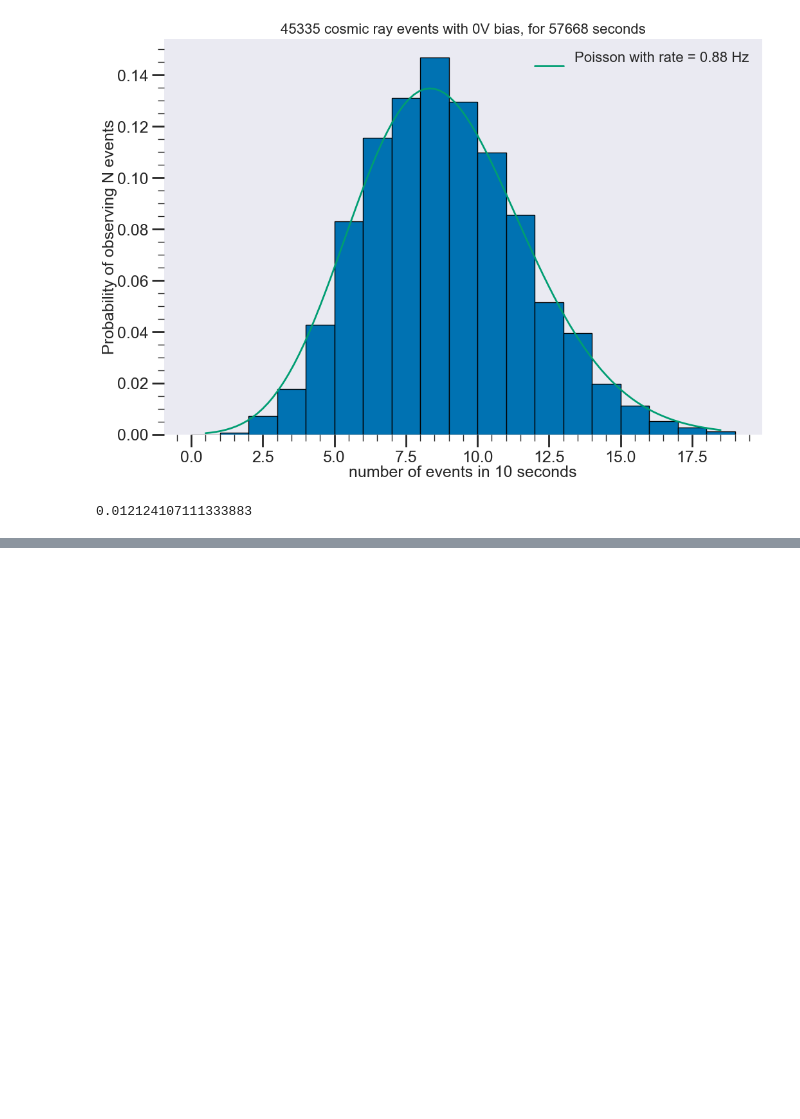
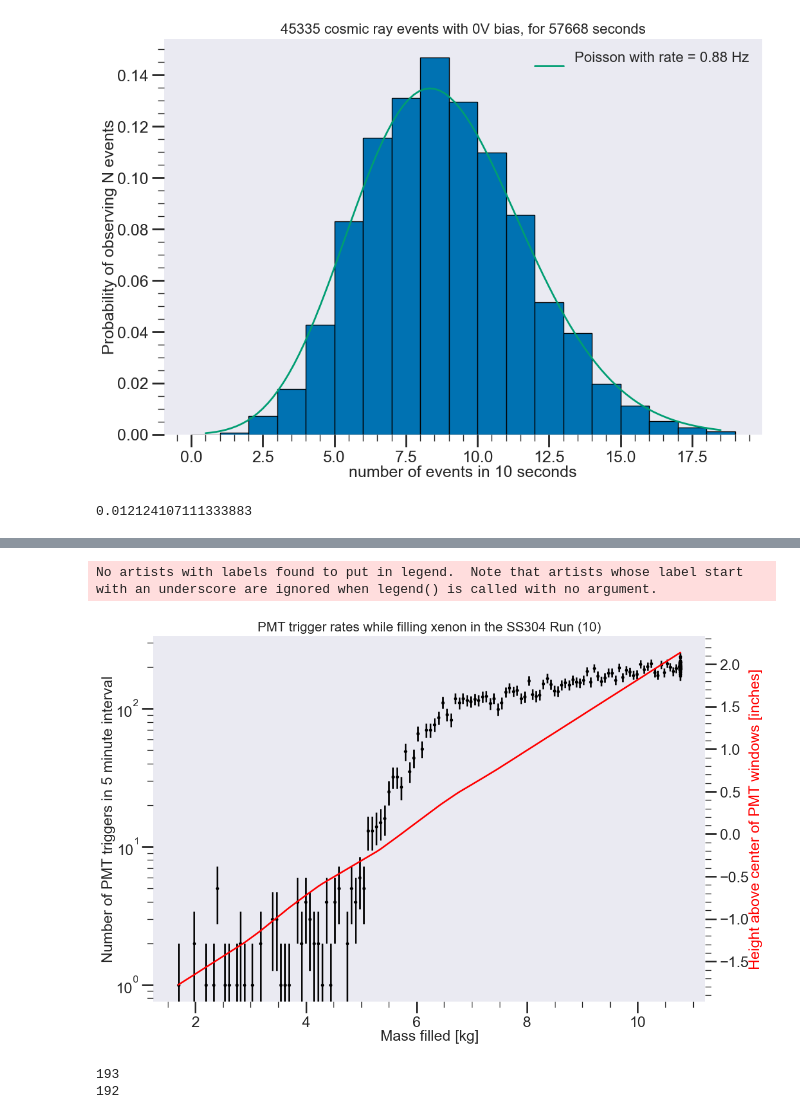
Before and after one commit to ejangelico/ad2-data-processing, a Jupyter notebook: notebooks/PMT averages.ipynb, the cells around one changed output, grey strips where cells are left out. Cells and saved outputs as stored; diff of their text form; code cells hidden in the pictures; blank space fills up the shorter version.

```diff
--- a/notebooks/PMT averages.ipynb
+++ b/notebooks/PMT averages.ipynb
@@ -418,0 +475,46 @@ plt.show()
+# %%
+
+#special heights (inches)
+z0 = 5.17
+window = 1.427 + z0 #1.427 above the base of the bottom flange, inches. Start of PMT windows
+window_center = window + 1.8/2 #center of the PMT windows
+
+zs, masses = pickle.load(open("../../data/hv_chamber_zs_mass.p", "rb"))
+#rescale zs to be centered around window location
+zs = np.array(zs) - window_center
+
+#interpolate to have a function of mass
+s_h = interp1d(masses, zs, kind="linear", bounds_error=False, fill_value=tuple([np.min(zs), np.max(zs)]))
+
+
+
+fig, ax = plt.subplots()
+binwidth = 5 #minutes
+bins = np.arange(np.min(event_dts).timestamp(), np.max(event_dts).timestamp(), binwidth*60)
+
+n, _ = np.histogram([_.timestamp() for _ in event_dts], bins=bins)
+masses = mass_info[10]["s"](bins[:-1])
+
+yerr = n/np.sqrt(n)
+ax.errorbar(masses, n, yerr=yerr, fmt='ko')
+ax2 = ax.twinx()
+ax2.plot(masses, s_h(masses), 'r-')
+ax2.set_ylabel("Height above center of PMT windows [inches]", color='r')
+
+ax.set_xlabel("Mass filled [kg]")
+ax.set_ylabel("Number of PMT triggers in {:d} minute interval".format(binwidth))
+ax.legend()
+ax.set_yscale('log')
+ax.grid(False)
+ax2.grid(False)
+ax.set_title("PMT trigger rates while filling xenon in the SS304 Run (10)")
+plt.show()
+# %% [output]
+No artists with labels found to put in legend.  Note that artists whose label start with an underscore are ignored when legend() is called with no argument.
+[figure, added]
+# %%
+print(len(masses))
+print(len(n))
+# %% [output]
+193
+192
```
Also changed, not shown: parts of 7 cells of this notebook.
